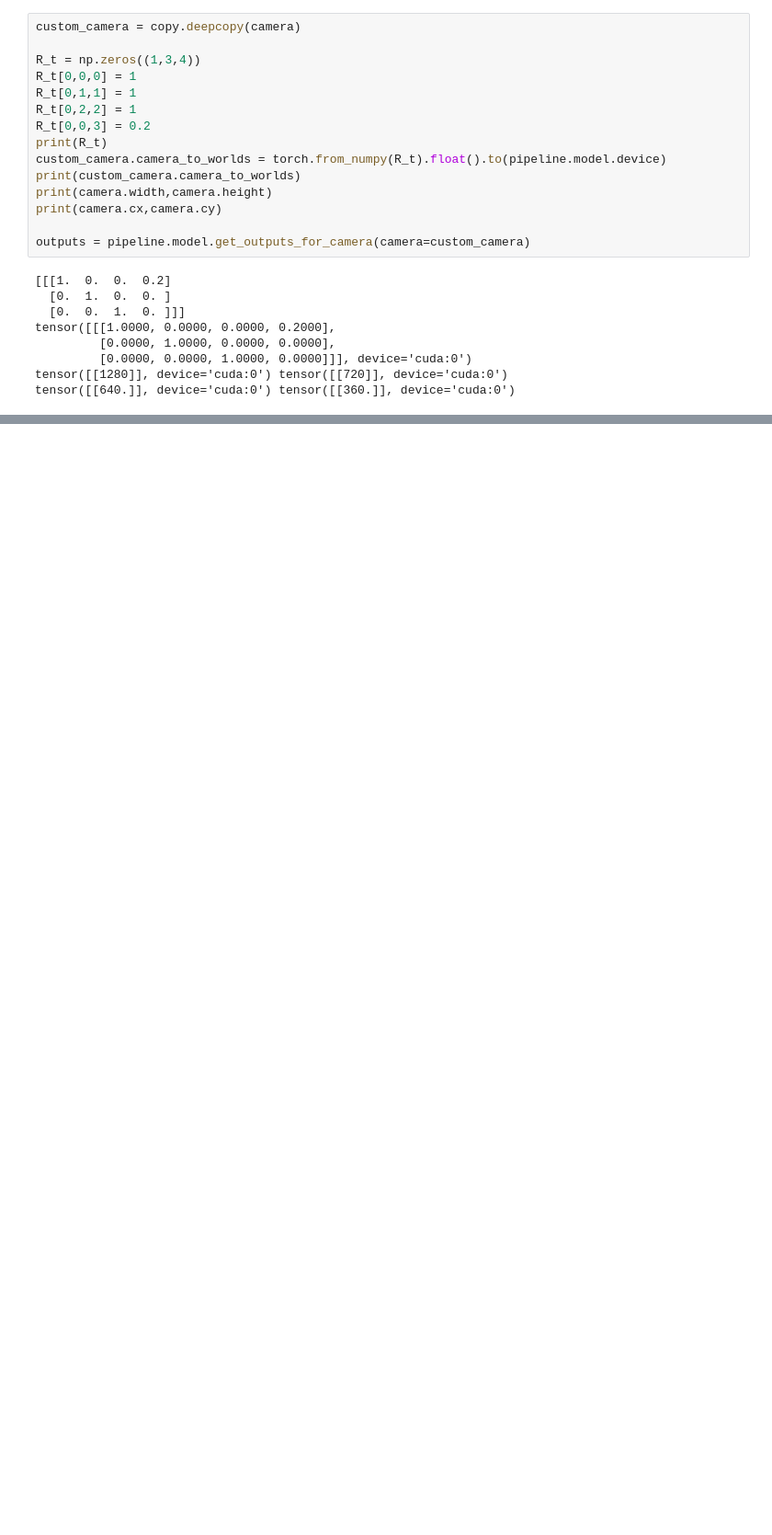
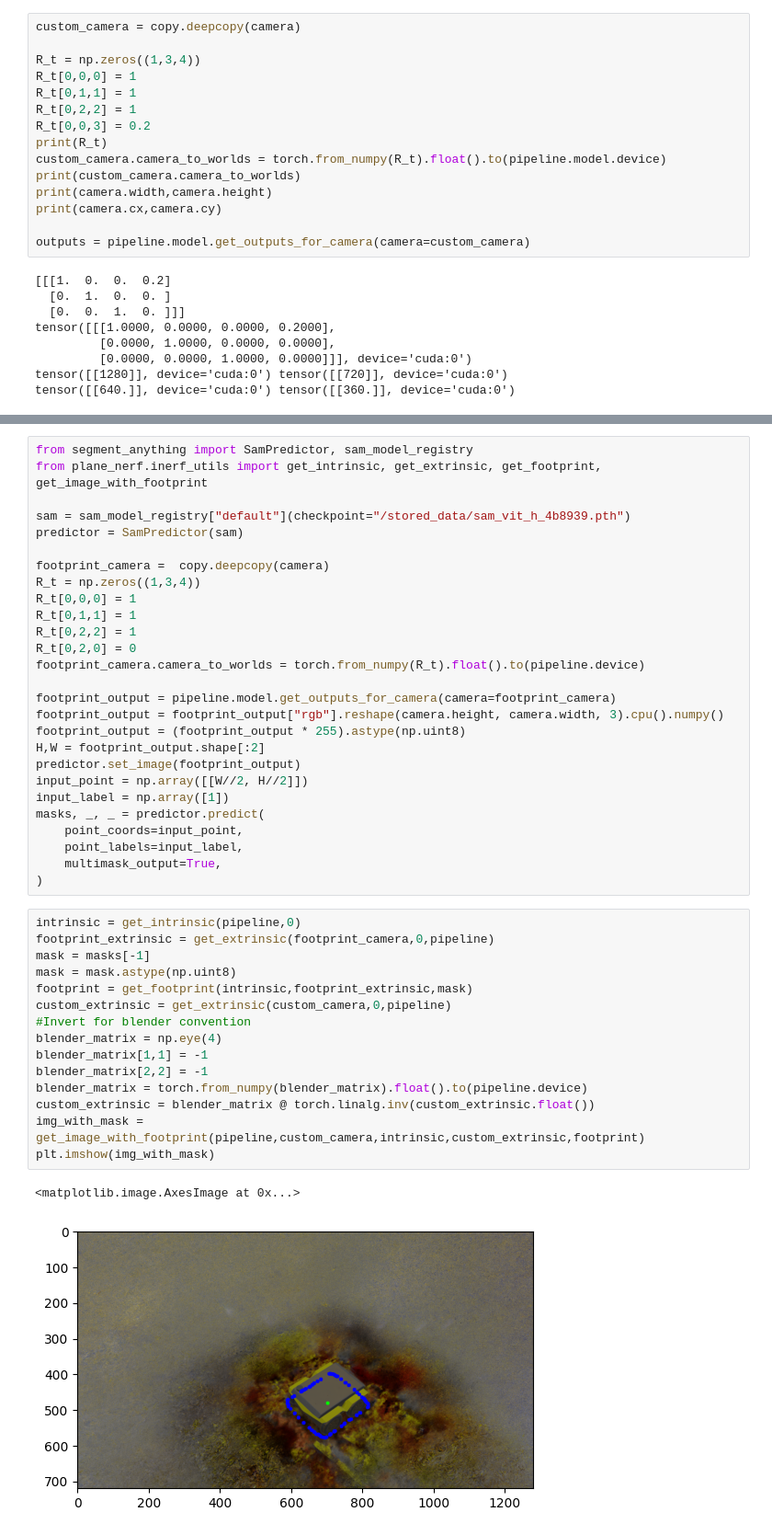
Before and after one commit to tauzn-clock/plane-nerf, a Jupyter notebook: diagnostic/get_frame.ipynb, the cells around one changed output, grey strips where cells are left out. Shown at 92% size. Drawn from its saved outputs; the diff is of its cells as text; blank space fills up the shorter version.

Commit message:
working footprint render

```diff
--- a/diagnostic/get_frame.ipynb
+++ b/diagnostic/get_frame.ipynb
@@ -191,0 +193,45 @@ predicted_rgb.save(os.path.join(MODEL_PATH, "predicted_rgb.png"))
+# %%
+from segment_anything import SamPredictor, sam_model_registry
+from plane_nerf.inerf_utils import get_intrinsic, get_extrinsic, get_footprint, get_image_with_footprint
+
+sam = sam_model_registry["default"](checkpoint="/stored_data/sam_vit_h_4b8939.pth")
+predictor = SamPredictor(sam)
+
+footprint_camera =  copy.deepcopy(camera)
+R_t = np.zeros((1,3,4))
+R_t[0,0,0] = 1
+R_t[0,1,1] = 1
+R_t[0,2,2] = 1
+R_t[0,2,0] = 0
+footprint_camera.camera_to_worlds = torch.from_numpy(R_t).float().to(pipeline.device)
+
+footprint_output = pipeline.model.get_outputs_for_camera(camera=footprint_camera)
+footprint_output = footprint_output["rgb"].reshape(camera.height, camera.width, 3).cpu().numpy()
+footprint_output = (footprint_output * 255).astype(np.uint8)
+H,W = footprint_output.shape[:2]
+predictor.set_image(footprint_output)
+input_point = np.array([[W//2, H//2]])
+input_label = np.array([1])
+masks, _, _ = predictor.predict(
+    point_coords=input_point,
+    point_labels=input_label,
+    multimask_output=True,
+)
+# %%
+intrinsic = get_intrinsic(pipeline,0)
+footprint_extrinsic = get_extrinsic(footprint_camera,0,pipeline)
+mask = masks[-1]
+mask = mask.astype(np.uint8)
+footprint = get_footprint(intrinsic,footprint_extrinsic,mask)
+custom_extrinsic = get_extrinsic(custom_camera,0,pipeline)
+#Invert for blender convention
+blender_matrix = np.eye(4)
+blender_matrix[1,1] = -1
+blender_matrix[2,2] = -1
+blender_matrix = torch.from_numpy(blender_matrix).float().to(pipeline.device)
+custom_extrinsic = blender_matrix @ torch.linalg.inv(custom_extrinsic.float())
+img_with_mask = get_image_with_footprint(pipeline,custom_camera,intrinsic,custom_extrinsic,footprint)
+plt.imshow(img_with_mask)
+# %% [output]
+<matplotlib.image.AxesImage at 0x...>
+[figure, added]
```
Also changed, not shown: parts of 10 cells of this notebook, 2 other files.
